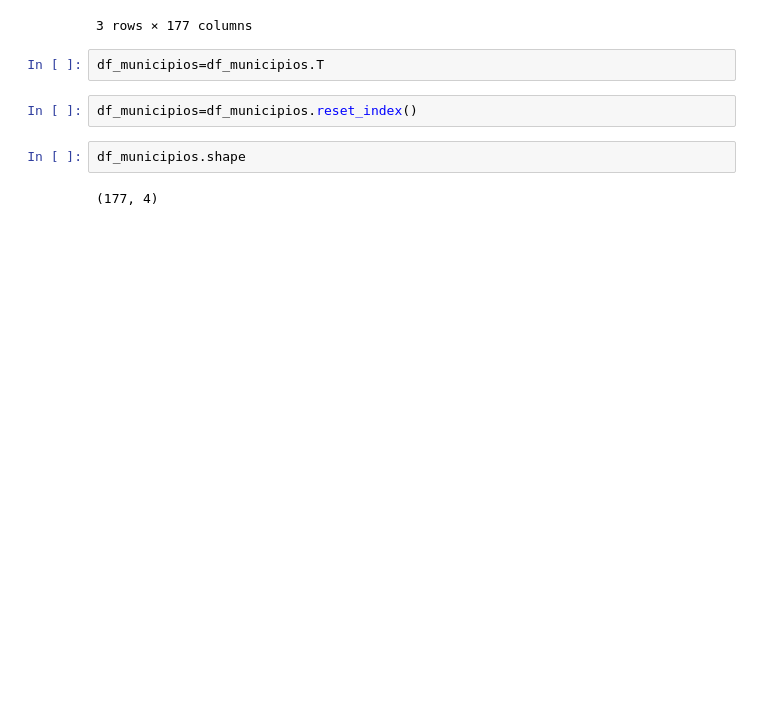
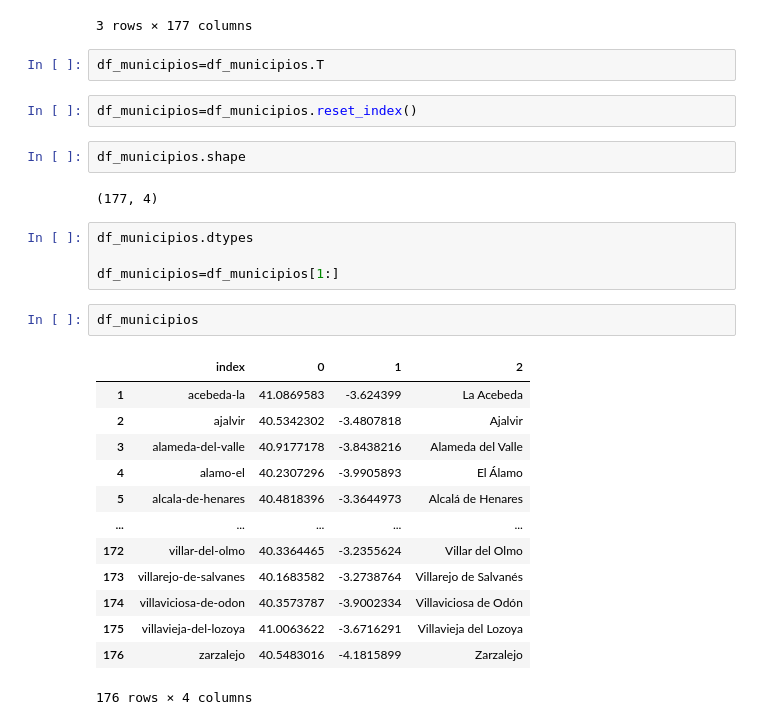
Before and after one commit to SrAlcast/4.3.Python-SQL, a Jupyter notebook: Lab.4.3.Python-SQL.ipynb, the cells around one changed output. Drawn from its saved outputs; the diff is of its cells as text; blank space fills up the shorter version.

```diff
--- a/Lab.4.3.Python-SQL.ipynb
+++ b/Lab.4.3.Python-SQL.ipynb
@@ -162,3 +162,23 @@ df_municipios=df_municipios.reset_index()
 df_municipios.shape
 # %% [output]
 (177, 4)
+# %%
+df_municipios.dtypes
+
+df_municipios=df_municipios[1:]
+# %%
+df_municipios
+# %% [output]
+|  | index | 0 | 1 | 2 |
+| 1 | acebeda-la | 41.0869583 | -3.624399 | La Acebeda |
+| 2 | ajalvir | 40.5342302 | -3.4807818 | Ajalvir |
+| 3 | alameda-del-valle | 40.9177178 | -3.8438216 | Alameda del Valle |
+| 4 | alamo-el | 40.2307296 | -3.9905893 | El Álamo |
+| 5 | alcala-de-henares | 40.4818396 | -3.3644973 | Alcalá de Henares |
+| ... | ... | ... | ... | ... |
+| 172 | villar-del-olmo | 40.3364465 | -3.2355624 | Villar del Olmo |
+| 173 | villarejo-de-salvanes | 40.1683582 | -3.2738764 | Villarejo de Salvanés |
+| 174 | villaviciosa-de-odon | 40.3573787 | -3.9002334 | Villaviciosa de Odón |
+| 175 | villavieja-del-lozoya | 41.0063622 | -3.6716291 | Villavieja del Lozoya |
+| 176 | zarzalejo | 40.5483016 | -4.1815899 | Zarzalejo |
+176 rows × 4 columns
```
Also changed, not shown: parts of 34 cells of this notebook.
